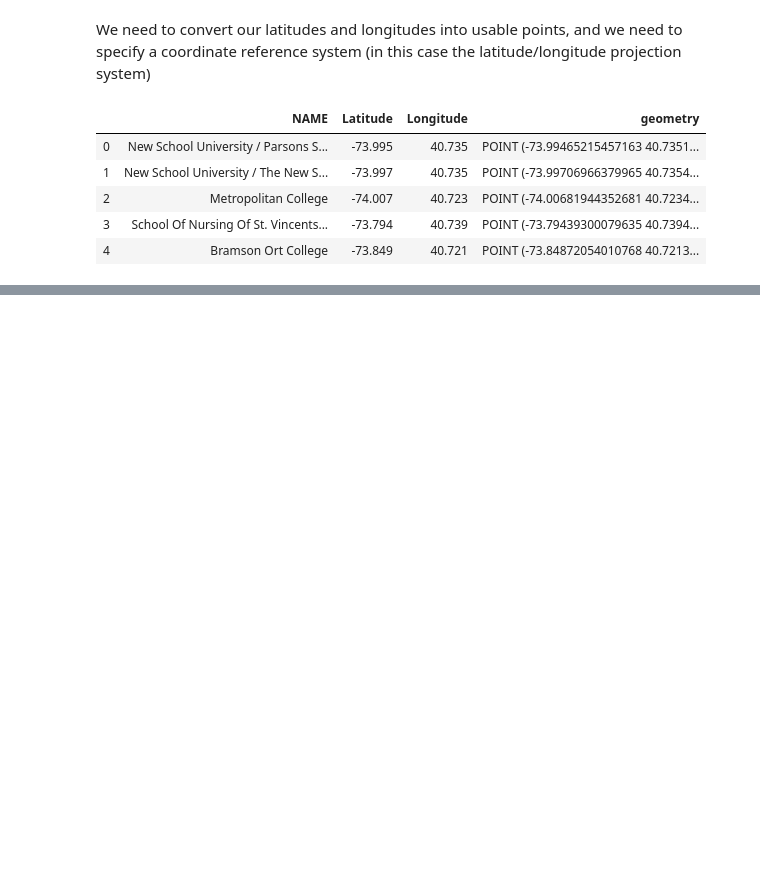
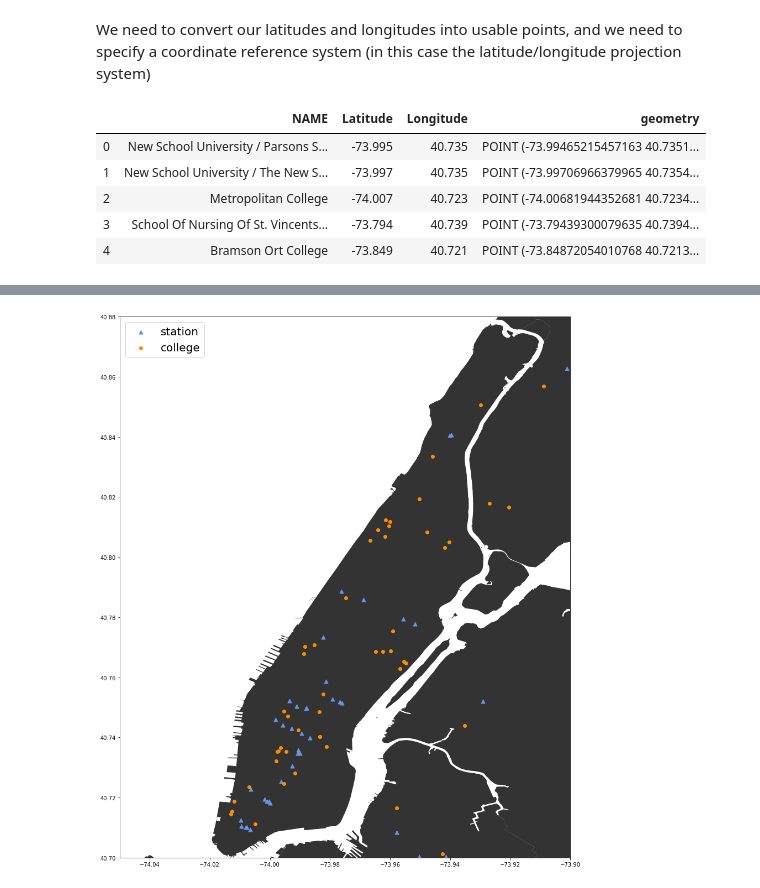
Before and after one commit to floraxinru/project01, a Jupyter notebook: project1/code/Mapping_Data.ipynb, the cells around one changed output, grey strips where cells are left out. Saved outputs shown, nothing was run; the diff lists cells and outputs as text; code cells hidden in the pictures; blank space fills up the shorter version.

Commit message:
Adding in code specific to the top 25, also adding in zoomed version of Manhattan map

```diff
--- a/project1/code/Mapping_Data.ipynb
+++ b/project1/code/Mapping_Data.ipynb
@@ -148,0 +136,16 @@ plt.pyplot.savefig('college station overlay.svg')
+# %%
+fig, ax = plt.pyplot.subplots(figsize=(18,18))
+# minx, miny, maxx, maxy = geo_df.total_bounds
+
+#Limiting borders in order to get a zoomed in image
+ax.set_xlim(-74.05, -73.9)
+ax.set_ylim(40.7, 40.88)
+
+# ax = streetmap.plot(figsize=(15, 15), alpha=0.5, edgecolor='k')
+streetmap.plot(ax=ax, alpha= 0.8, color='black');
+station_geo_df.plot(ax=ax,color='#6495ED', markersize=50, marker='^', label='station');
+college_geo_df.plot(ax=ax,color='#FF8C00', marker='o', label='college');
+plt.pyplot.legend(loc='upper left', prop={'size': 20});
+plt.pyplot.savefig('Manhattan overlay zoom.svg')
+# %% [output]
+[figure, added]
```
Also changed, not shown: parts of 7 cells of this notebook, 2 other files.
